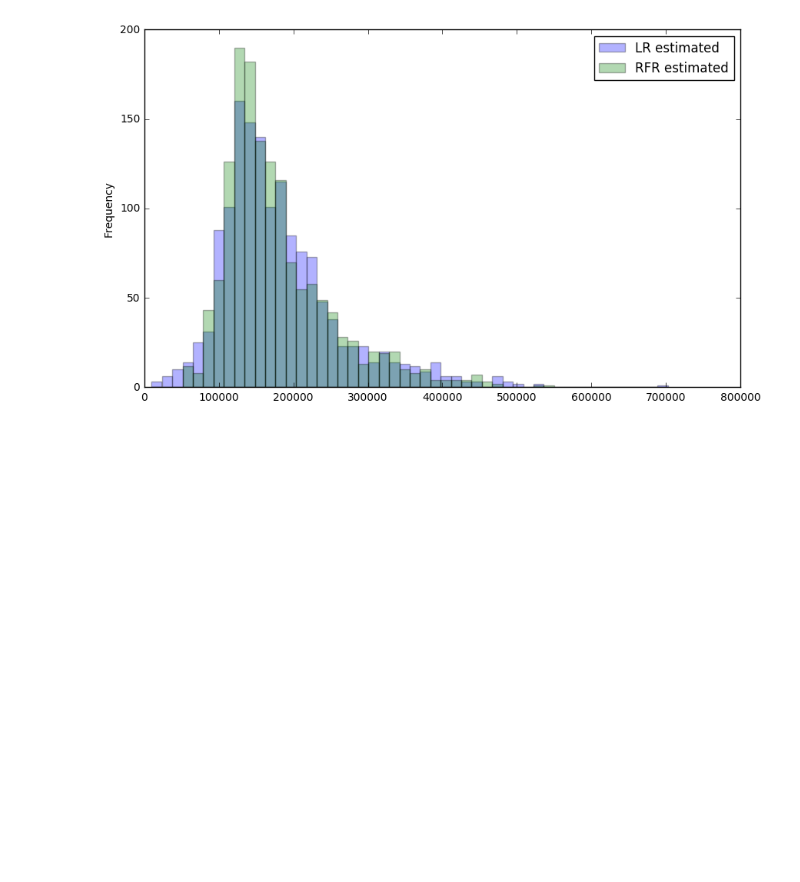
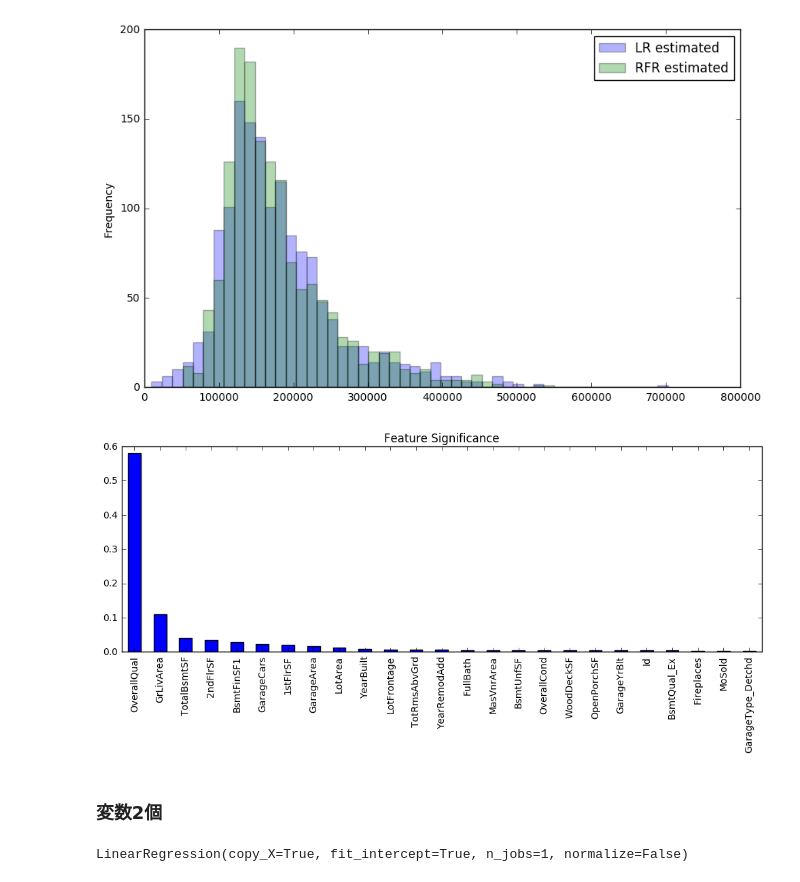
Before and after one commit to johshisha/house_prices, a Jupyter notebook: Sample_LinearRegression.ipynb, the cells around one changed output. Cells and saved outputs as stored; diff of their text form; code cells hidden in the pictures; blank space fills up the shorter version.

Commit message:
optional: estimated by linear regression using majority 2 valiables

```diff
--- a/Sample_LinearRegression.ipynb
+++ b/Sample_LinearRegression.ipynb
@@ -125,3 +125,20 @@ result = pd.DataFrame({"LR estimated":lr_predicted["SalePrice"], "RFR estimated"
 ax= result.plot(bins=50, alpha=0.3, figsize=(10,6), kind='hist')
 # %% [output]
 [figure]
+# %%
+# Output feature importance coefficients, map them to their feature name, and sort values
+coef = pd.Series(rfr.feature_importances_, index = train_data.columns).sort_values(ascending=False)
+
+plt.figure(figsize=(10, 5))
+coef.head(25).plot(kind='bar')
+plt.title('Feature Significance')
+plt.tight_layout()
+# %% [output]
+[figure, added]
+# %% [markdown]
+### 変数2個
+# %%
+lr_removed = linear_model.LinearRegression()
+lr_removed.fit(train_data[['OverallQual', 'GrLivArea']], train_target)
+# %% [output]
+LinearRegression(copy_X=True, fit_intercept=True, n_jobs=1, normalize=False)
```
Also changed, not shown: parts of 4 cells of this notebook.
